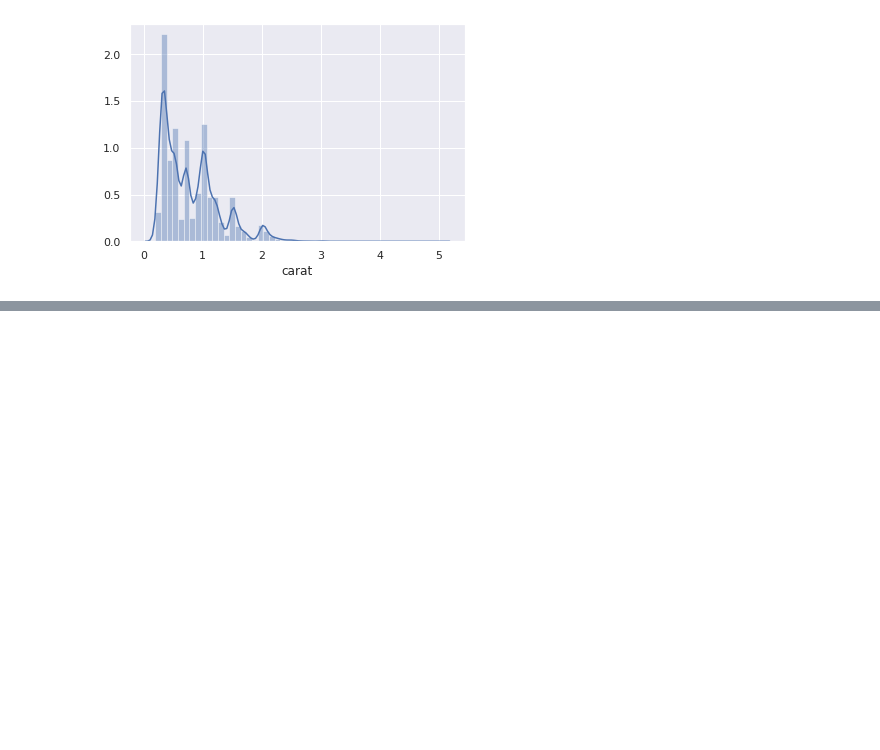
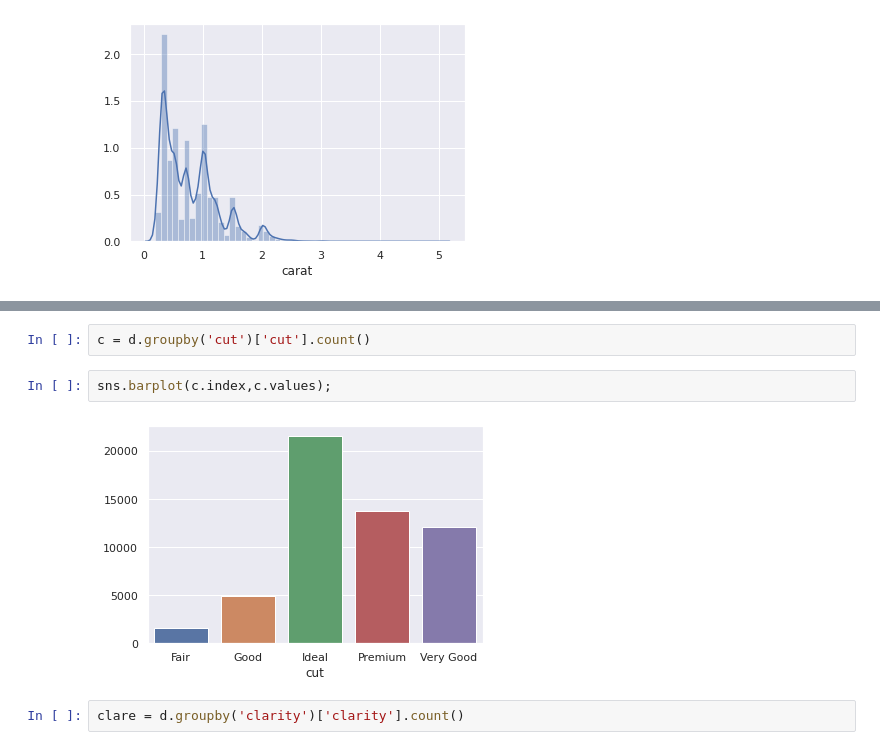
Before and after one commit to swami-gait/Foundations_of_datascience, a Jupyter notebook: FDS_WK11_DataViz.ipynb, the cells around one changed output, grey strips where cells are left out. Saved outputs shown, nothing was run; the diff lists cells and outputs as text; blank space fills up the shorter version.

```diff
--- a/FDS_WK11_DataViz.ipynb
+++ b/FDS_WK11_DataViz.ipynb
@@ -490,0 +501,8 @@ sns.distplot(d.carat);
+# %%
+c = d.groupby('cut')['cut'].count()
+# %%
+sns.barplot(c.index,c.values);
+# %% [output]
+[figure, added]
+# %%
+clare = d.groupby('clarity')['clarity'].count()
```
Also changed, not shown: parts of 48 cells of this notebook.
